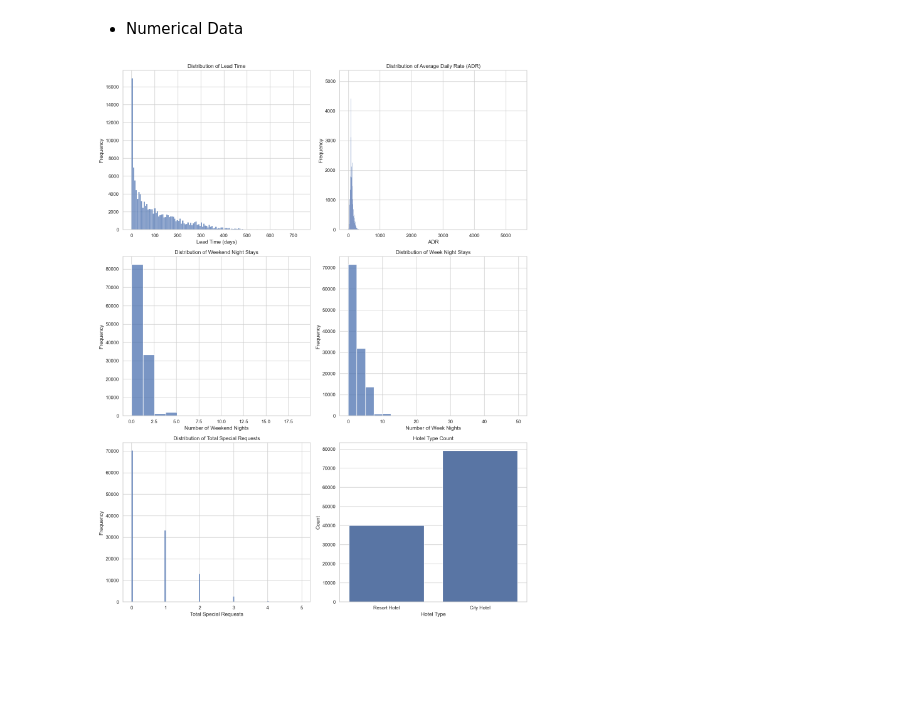
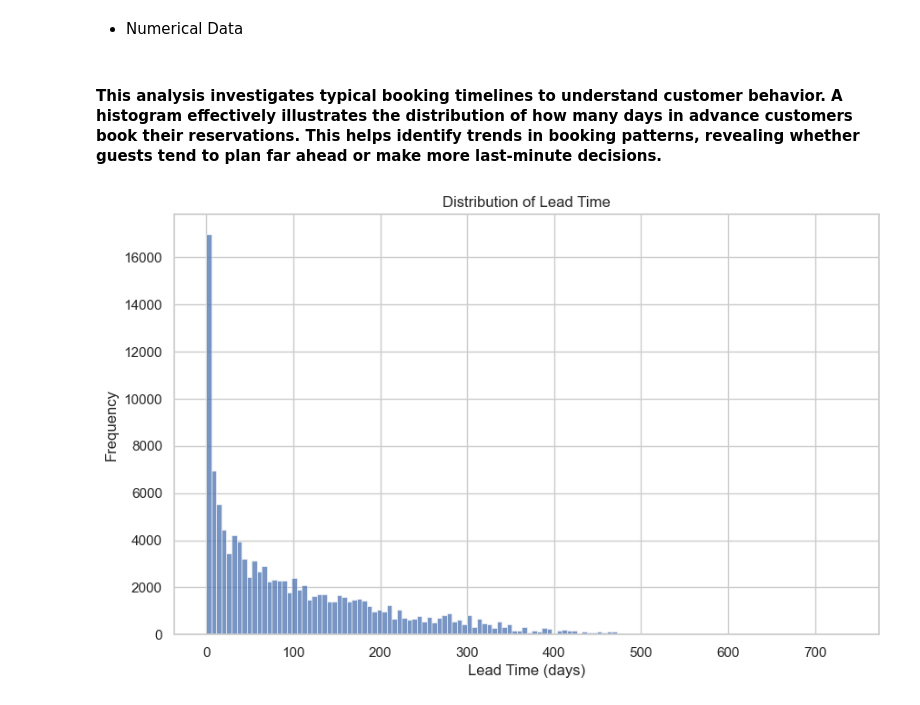
Before and after one commit to cmps460s24/mp-t9-amar-mohamed-osama-salman, a Jupyter notebook: project_new/project.ipynb, the cells around one changed output. Drawn from its saved outputs; the diff is of its cells as text; code cells hidden in the pictures; blank space fills up the shorter version.

```diff
--- a/project_new/project.ipynb
+++ b/project_new/project.ipynb
@@ -337,45 +337,15 @@ dtype: int64
 **C. Univariate Analysis**
 # %% [markdown]
 - Numerical Data
-# %%
-# Set the aesthetic style for the plots
-sns.set(style="whitegrid")
-
-# Create a figure to hold the subplots
-fig, axes = plt.subplots(3, 2, figsize=(14, 18))
-
-# Plotting
-sns.histplot(df['lead_time'], kde=False, ax=axes[0, 0])
-axes[0, 0].set_title('Distribution of Lead Time')
-axes[0, 0].set_xlabel('Lead Time (days)')
-axes[0, 0].set_ylabel('Frequency')
-
-sns.histplot(df['adr'], kde=False, ax=axes[0, 1])
-axes[0, 1].set_title('Distribution of Average Daily Rate (ADR)')
-axes[0, 1].set_xlabel('ADR')
-axes[0, 1].set_ylabel('Frequency')
-
-sns.histplot(df['stays_in_weekend_nights'], bins=15, kde=False, ax=axes[1, 0])
-axes[1, 0].set_title('Distribution of Weekend Night Stays')
-axes[1, 0].set_xlabel('Number of Weekend Nights')
-axes[1, 0].set_ylabel('Frequency')
-
-sns.histplot(df['stays_in_week_nights'], bins=20, kde=False, ax=axes[1, 1])
-axes[1, 1].set_title('Distribution of Week Night Stays')
-axes[1, 1].set_xlabel('Number of Week Nights')
-axes[1, 1].set_ylabel('Frequency')
-
-sns.histplot(df['total_of_special_requests'], kde=False, ax=axes[2, 0])
-axes[2, 0].set_title('Distribution of Total Special Requests')
-axes[2, 0].set_xlabel('Total Special Requests')
-axes[2, 0].set_ylabel('Frequency')
-
-sns.countplot(x='hotel', data=df, ax=axes[2, 1])
-axes[2, 1].set_title('Hotel Type Count')
-axes[2, 1].set_xlabel('Hotel Type')
-axes[2, 1].set_ylabel('Count')
-
-plt.tight_layout()
-plt.show()
-# %% [output]
-[figure, removed]
+# %% [markdown]
+#### This analysis investigates typical booking timelines to understand customer behavior. A histogram effectively illustrates the distribution of how many days in advance customers book their reservations. This helps identify trends in booking patterns, revealing whether guests tend to plan far ahead or make more last-minute decisions.
+# %%
+# Plot for Lead Time
+plt.figure(figsize=(10, 6))
+sns.histplot(df['lead_time'], kde=False)
+plt.title('Distribution of Lead Time')
+plt.xlabel('Lead Time (days)')
+plt.ylabel('Frequency')
+plt.show()
+# %% [output]
+[figure, added]
```
Also changed, not shown: parts of 14 cells of this notebook.
